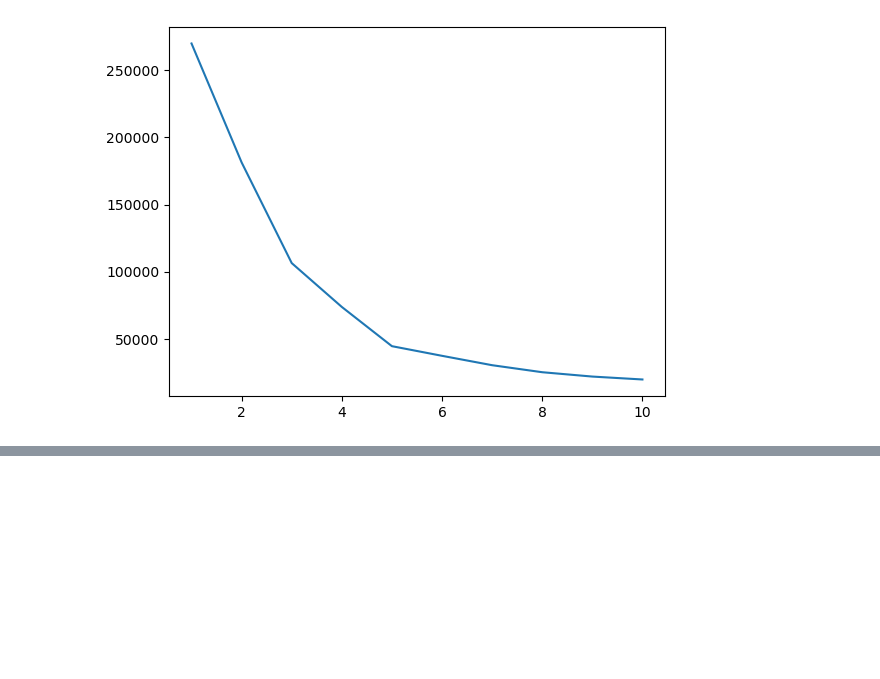
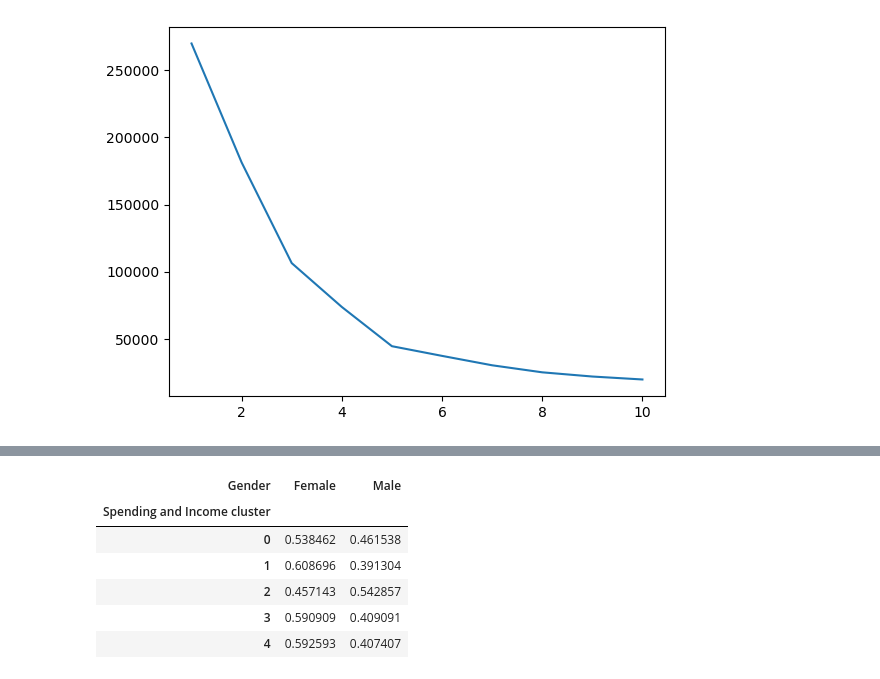
Before and after one commit to averyali95/Python---Portfolio-Project-2, a Jupyter notebook: shopping project 2.ipynb, the cells around one changed output, grey strips where cells are left out. Cells and saved outputs as stored; diff of their text form; code cells hidden in the pictures; blank space fills up the shorter version.

```diff
--- a/shopping project 2.ipynb
+++ b/shopping project 2.ipynb
@@ -288,0 +290,12 @@ sb.scatterplot(data=df,x='Annual Income (k$)', y='Spending Score (1-100)',hue='S
+# %%
+pd.crosstab(df['Spending and Income cluster'],df['Gender'],normalize=
+
+           'index')
+# %% [output]
+| Gender | Female | Male |
+| Spending and Income cluster |  |  |
+| 0 | 0.538462 | 0.461538 |
+| 1 | 0.608696 | 0.391304 |
+| 2 | 0.457143 | 0.542857 |
+| 3 | 0.590909 | 0.409091 |
+| 4 | 0.592593 | 0.407407 |
```
Also changed, not shown: parts of 11 cells of this notebook, 1 other file.
